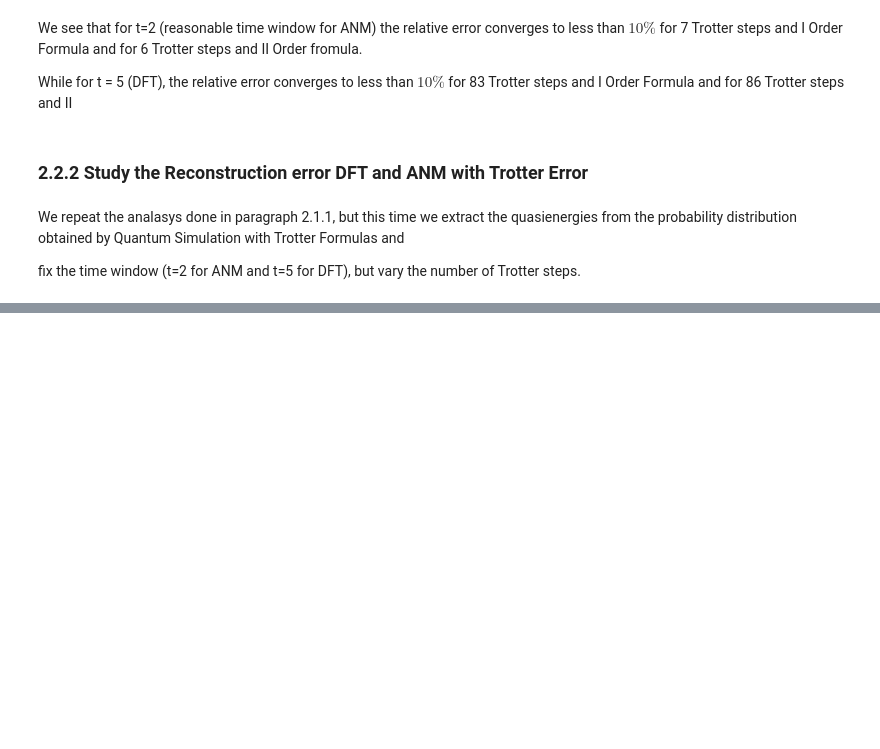
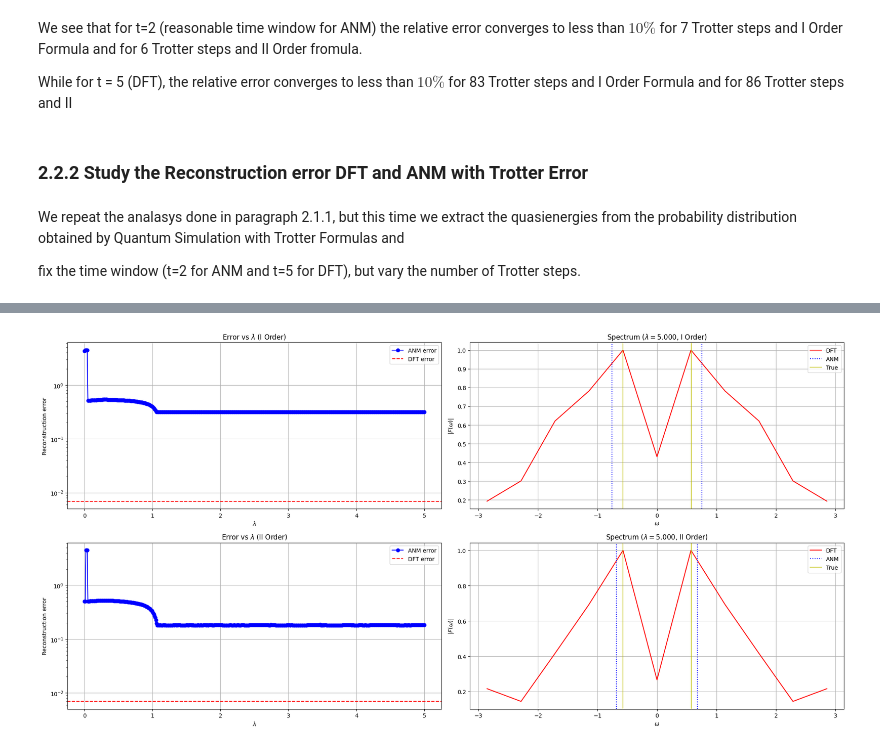
Before and after one commit to DuarteMagano/SuperResolution, a Jupyter notebook: report.ipynb, the cells around one changed output, grey strips where cells are left out. Drawn from its saved outputs; the diff is of its cells as text; code cells hidden in the pictures; blank space fills up the shorter version.

```diff
--- a/report.ipynb
+++ b/report.ipynb
@@ -403,0 +434,82 @@ plt.close(fig)
+# %%
+import numpy as np
+import matplotlib.pyplot as plt
+from IPython.display import display, clear_output
+
+num_Trotter_steps = 3
+lam_values = np.linspace(0., 5, 501)
+
+FS_noisless = Floquet_Simulation(T=T, parameters=[h1, h2])
+epsilon = FS_noisless.quasi_energy_circular()
+
+error_list_ANM = [[], []]
+
+fig, axes = plt.subplots(2, 2, figsize=(20, 10))
+
+fname_t_2_first = f"Files/QuantumSimulation_Circular_Polarization_T={T}_Order=First_t_MAX=2_Trotter_steps={num_Trotter_steps}.txt"
+fname_t_2_second = f"Files/QuantumSimulation_Circular_Polarization_T={T}_Order=Second_t_MAX=2_Trotter_steps={num_Trotter_steps}.txt"
+fname_t_5_first = f"Files/QuantumSimulation_Circular_Polarization_T={T}_Order=First_t_MAX=5_Trotter_steps={num_Trotter_steps}.txt"
+fname_t_5_second = f"Files/QuantumSimulation_Circular_Polarization_T={T}_Order=Second_t_MAX=5_Trotter_steps={num_Trotter_steps}.txt"
+
+time_t_2_first, P_t_2_first = np.loadtxt(fname_t_2_first, unpack=True)
+time_t_2_second, P_t_2_second = np.loadtxt(fname_t_2_second, unpack=True)
+time_t_5_first, P_t_5_first = np.loadtxt(fname_t_5_first, unpack=True)
+time_t_5_second, P_t_5_second = np.loadtxt(fname_t_5_second, unpack=True)
+
+DFT_first = Fourier_Transform(time_t_5_first, P_t_5_first - 1/2)
+result_DFT_first = DFT_first.get_DFT(plot=False)
+epsilon_DFT_first = np.abs(result_DFT_first[0][np.argmax(result_DFT_first[1])])
+error_DFT_first = np.abs(epsilon - epsilon_DFT_first) / epsilon
+
+DFT_second = Fourier_Transform(time_t_5_second, P_t_5_second - 1/2)
+result_DFT_second = DFT_second.get_DFT(plot=False)
+epsilon_DFT_second = np.abs(result_DFT_second[0][np.argmax(result_DFT_second[1])])
+error_DFT_second = np.abs(epsilon - epsilon_DFT_second) / epsilon
+
+error_DFT = [error_DFT_first, error_DFT_second]
+result_DFT_all = [result_DFT_first, result_DFT_second]
+
+for i, lam in enumerate(lam_values):
+    for ax in axes.flatten():
+        ax.clear()
+
+    for j, Order_formula in enumerate(["First", "Second"]):
+        if Order_formula == "First":
+            ANM = Atomic_Norm_Minimization(time_t_2_first, P_t_2_first - 1/2)
+            result_DFT = result_DFT_all[0]
+        else:
+            ANM = Atomic_Norm_Minimization(time_t_2_second, P_t_2_second - 1/2)
+            result_DFT = result_DFT_all[1]
+
+        epsilon_ANM = np.abs(ANM.get_spectrum(-np.pi, np.pi, lam=lam, plot=False, threshold=0.05, w_exp=[epsilon], num_nu=5000)[0])
+        error_list_ANM[j].append(np.abs(epsilon - epsilon_ANM) / epsilon)
+
+        ax_left = axes[j, 0]
+        ax_left.plot(lam_values[:i + 1], error_list_ANM[j], 'bo-', label="ANM error")
+        ax_left.axhline(y=error_DFT[j], color='r', ls='--', label="DFT error")
+        ax_left.set_yscale('log')
+        ax_left.set_xlabel(r'$\lambda$')
+        ax_left.set_ylabel("Reconstruction error")
+        ax_left.set_title(f"Error vs $\\lambda$ ({'I' * (j + 1)} Order)")
+        ax_left.grid(True)
+        ax_left.legend()
+
+        ax_right = axes[j, 1]
+        ax_right.plot(result_DFT[0], result_DFT[1], 'r', label="DFT")
+        ax_right.axvline(x=epsilon_ANM, color='b', ls=':', label="ANM")
+        ax_right.axvline(x=-epsilon_ANM, color='b', ls=':')
+        ax_right.axvline(x=epsilon, color='y', ls='-', alpha=0.7, label="True")
+        ax_right.axvline(x=-epsilon, color='y', ls='-', alpha=0.7)
+        ax_right.set_xlabel(r'$\omega$')
+        ax_right.set_ylabel(r'$|F(\omega)|$')
+        ax_right.set_title(rf"Spectrum ($\lambda={lam:.3f}$, {'I' * (j + 1)} Order)")
+        ax_right.grid(True)
+        ax_right.legend()
+
+    plt.tight_layout()
+    clear_output(wait=True)
+    display(fig)
+
+plt.close(fig)
+# %% [output]
+[figure, added]
```
Also changed, not shown: parts of 11 cells of this notebook, 1 other file.
